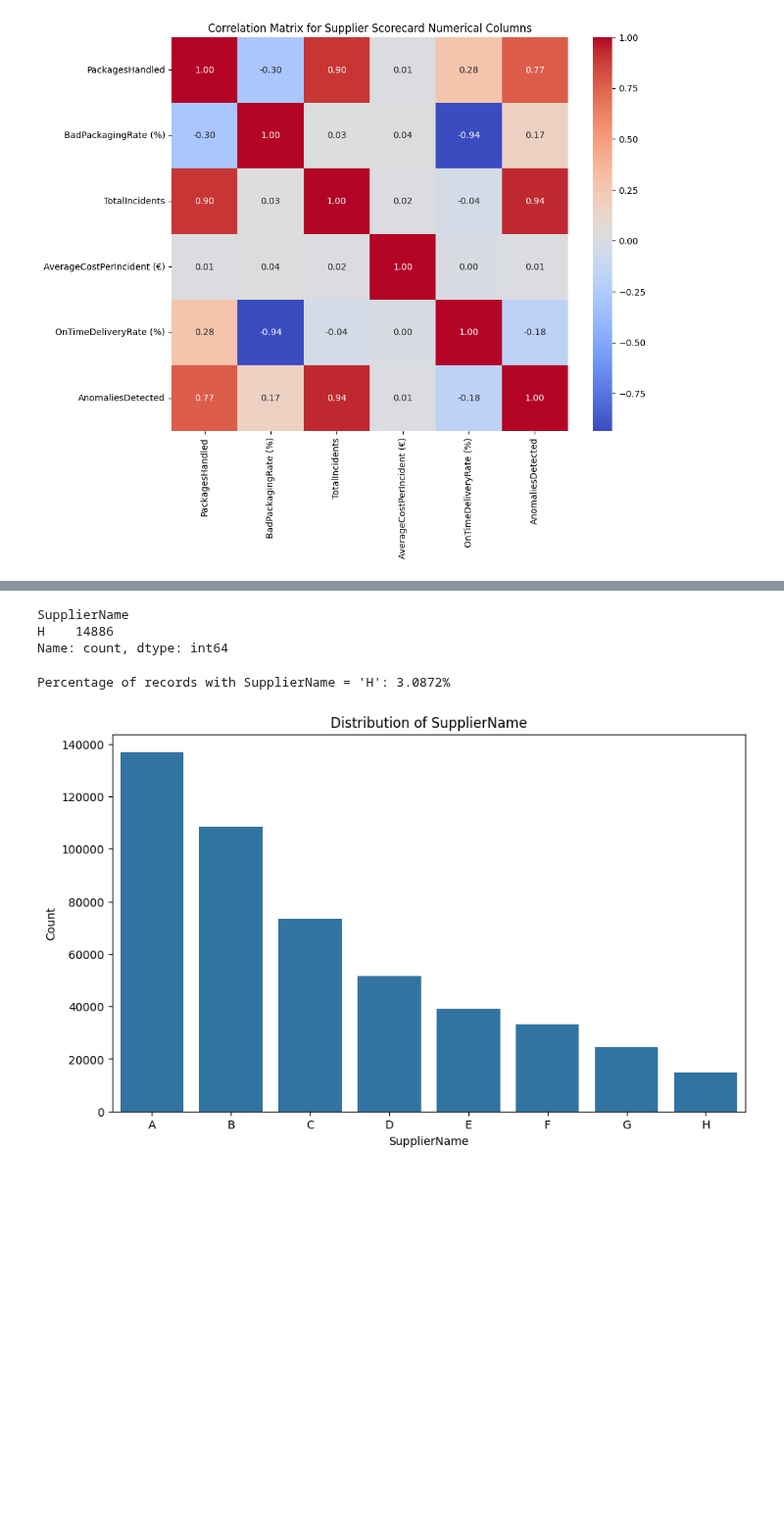
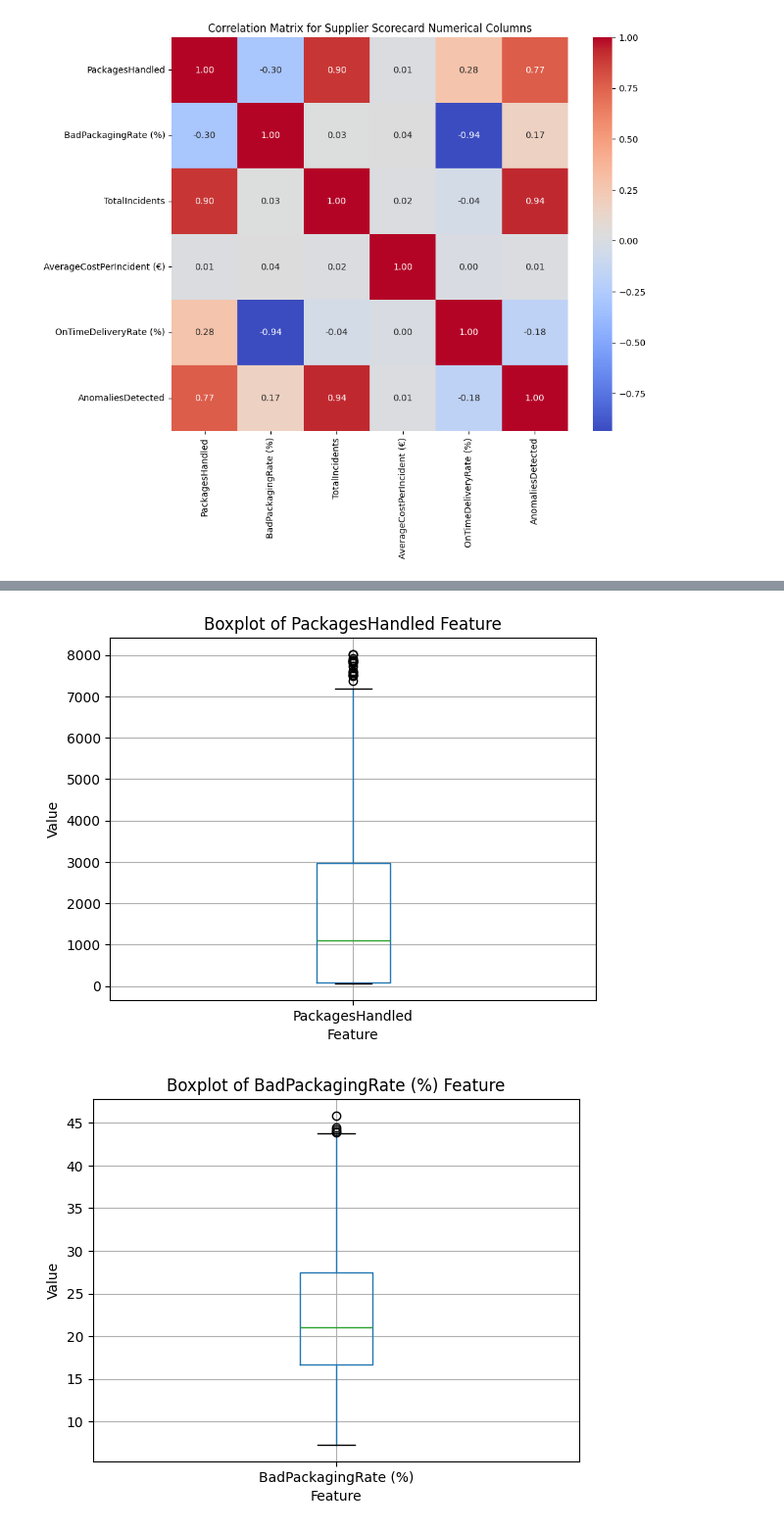
Before and after one commit to uligt/capstone, a Jupyter notebook: EDA/feature_analysis.ipynb, the cells around one changed output, grey strips where cells are left out. Shown at 98% size. Cells and saved outputs as stored; diff of their text form; code cells hidden in the pictures; blank space fills up the shorter version.

```diff
--- a/EDA/feature_analysis.ipynb
+++ b/EDA/feature_analysis.ipynb
@@ -11,11 +18,11 @@ from sklearn.preprocessing import LabelEncoder
 # %% [markdown]
 ### Globals
 # %%
-data_filepath = '../original_data/'
-density_reports_filepath = data_filepath + 'DensityReports.xlsx'
-historical_incidents_filepath = data_filepath + 'HistoricalIncidents.xlsx'
-product_attributes_filepath = data_filepath + 'ProductAttributes.xlsx'
-supplier_scorecard_filepath = data_filepath + 'SupplierScorecard.xlsx'
+original_data_path = '../data/original/'
+density_reports_filepath = original_data_path + 'DensityReports.xlsx'
+historical_incidents_filepath = original_data_path + 'HistoricalIncidents.xlsx'
+product_attributes_filepath = original_data_path + 'ProductAttributes.xlsx'
+supplier_scorecard_filepath = original_data_path + 'SupplierScorecard.xlsx'
 # %% [markdown]
 ### Load Data
 # %%
@@ -357,20 +383,3 @@ print(rare_outliers)
-# %%
-df.iloc[rare_outliers['SupplierName']]["SupplierName"].value_counts()
-# %% [output]
-SupplierName
-H    14886
-Name: count, dtype: int64
-# %%
-percentage_h = 100 * (X['SupplierName'] == 'H').sum() / len(X)
-print(f"Percentage of records with SupplierName = 'H': {percentage_h:.4f}%")
-# %% [output]
-Percentage of records with SupplierName = 'H': 3.0872%
-# %%
-plt.figure(figsize=(10, 6))
-sns.countplot(data=X, x='SupplierName', order=X['SupplierName'].value_counts().index)
-plt.title('Distribution of SupplierName')
-plt.xlabel('SupplierName')
-plt.ylabel('Count')
-plt.show()
-# %% [output]
-[figure]
+# %%
+df = supplier_scorecard.copy()
+numerical_columns = df.select_dtypes(include=[np.number]).columns.tolist()
@@ -376,0 +396,6 @@ plt.show()
+# %%
+for col in numerical_columns:
+    visualize_boxplots(df, col)
+# %% [output]
+[figure, added]
+[figure, added]
```
Also changed, not shown: parts of 37 cells of this notebook.
